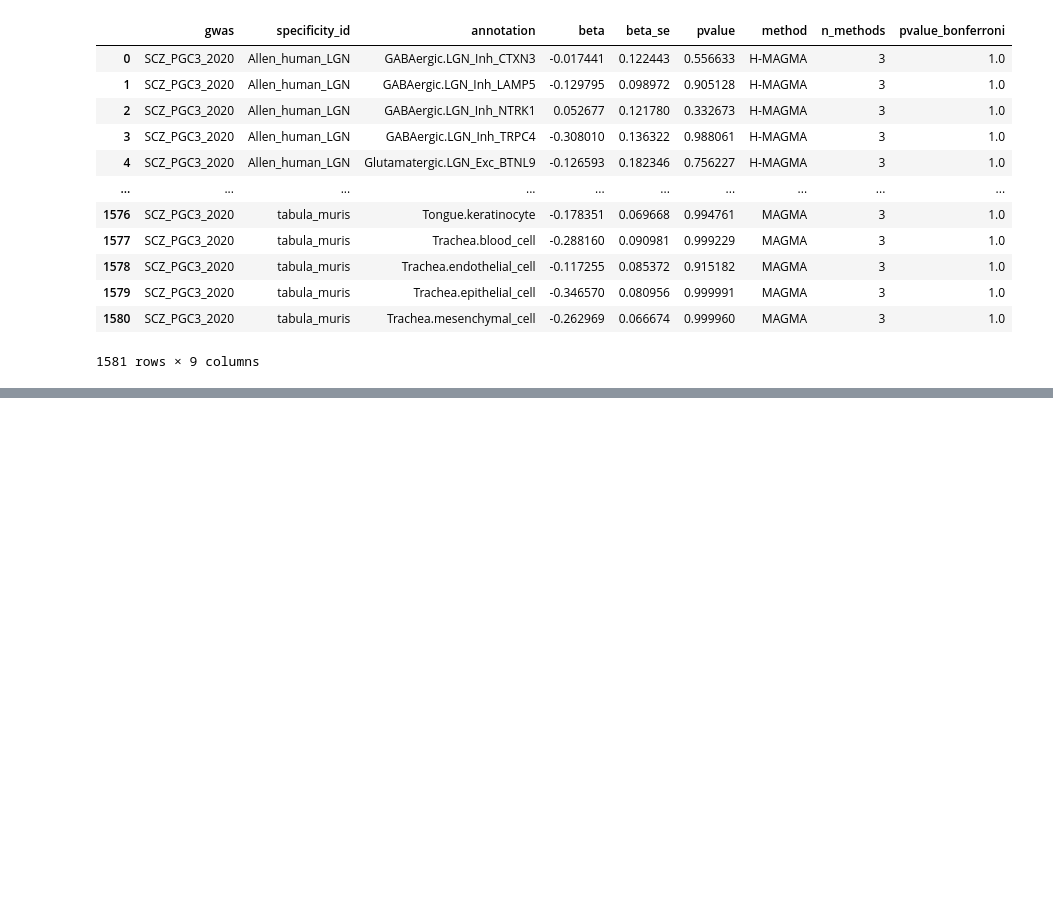
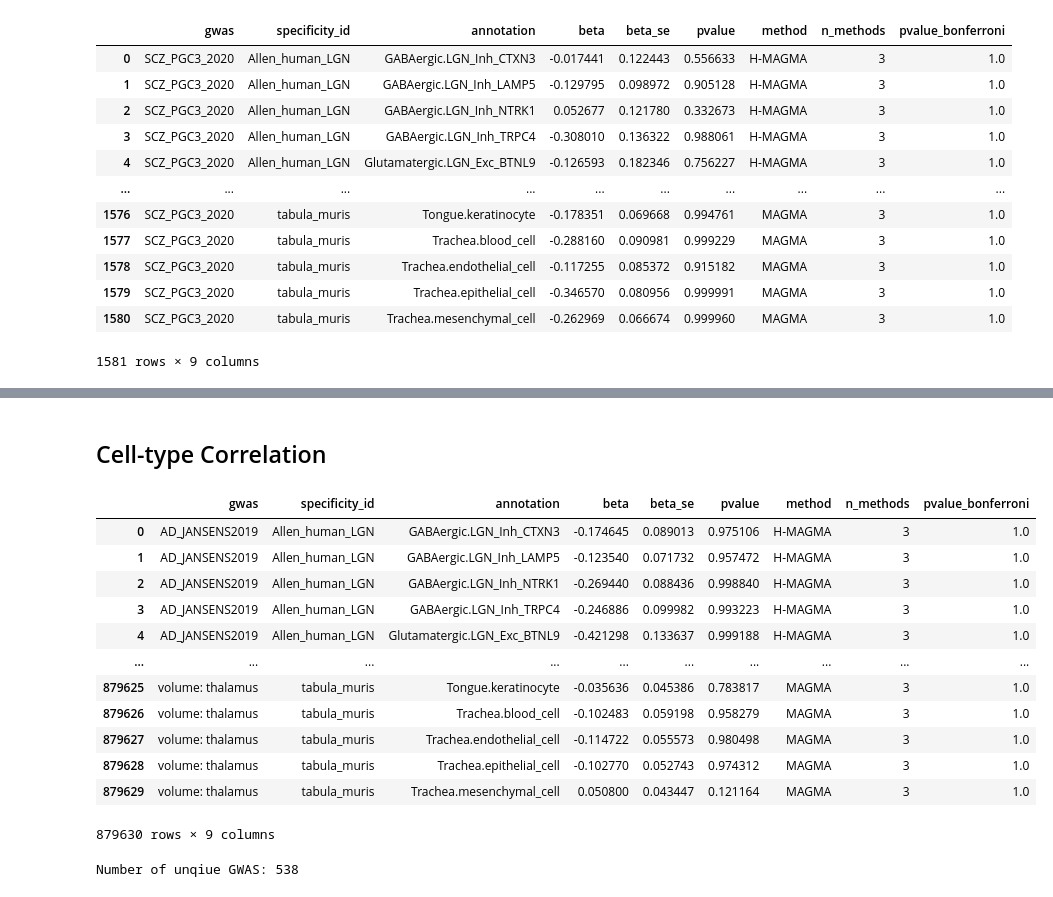
Before and after one commit to erwinerdem/STEAP, a Jupyter notebook: notebooks/scz_example.ipynb, the cells around one changed output, grey strips where cells are left out. Drawn from its saved outputs; the diff is of its cells as text; code cells hidden in the pictures; blank space fills up the shorter version.

Commit message:
Added correlation to example notebook

```diff
--- a/notebooks/scz_example.ipynb
+++ b/notebooks/scz_example.ipynb
@@ -58,0 +95,25 @@ Top 5 ranked cell-types (N=68) in schizophrenia GWAS:
+# %% [markdown]
+## Cell-type Correlation
+# %%
+# at least two different gwas should be analysed prior to calculating the correlation
+# for this example a dataframe will be loaded including 500+ unqiue gwas
+
+df_all = pd.read_hdf('data/CELLECT_output/data.h5', 'df_all')
+
+display(df_all)
+print(f"Number of unqiue GWAS: {df_all['gwas'].nunique()}")
+# %% [output]
+|  | gwas | specificity_id | annotation | beta | beta_se | pvalue | method | n_methods | pvalue_bonferroni |
+| 0 | AD_JANSENS2019 | Allen_human_LGN | GABAergic.LGN_Inh_CTXN3 | -0.174645 | 0.089013 | 0.975106 | H-MAGMA | 3 | 1.0 |
+| 1 | AD_JANSENS2019 | Allen_human_LGN | GABAergic.LGN_Inh_LAMP5 | -0.123540 | 0.071732 | 0.957472 | H-MAGMA | 3 | 1.0 |
+| 2 | AD_JANSENS2019 | Allen_human_LGN | GABAergic.LGN_Inh_NTRK1 | -0.269440 | 0.088436 | 0.998840 | H-MAGMA | 3 | 1.0 |
+| 3 | AD_JANSENS2019 | Allen_human_LGN | GABAergic.LGN_Inh_TRPC4 | -0.246886 | 0.099982 | 0.993223 | H-MAGMA | 3 | 1.0 |
+| 4 | AD_JANSENS2019 | Allen_human_LGN | Glutamatergic.LGN_Exc_BTNL9 | -0.421298 | 0.133637 | 0.999188 | H-MAGMA | 3 | 1.0 |
+| ... | ... | ... | ... | ... | ... | ... | ... | ... | ... |
+| 879625 | volume: thalamus | tabula_muris | Tongue.keratinocyte | -0.035636 | 0.045386 | 0.783817 | MAGMA | 3 | 1.0 |
+| 879626 | volume: thalamus | tabula_muris | Trachea.blood_cell | -0.102483 | 0.059198 | 0.958279 | MAGMA | 3 | 1.0 |
+| 879627 | volume: thalamus | tabula_muris | Trachea.endothelial_cell | -0.114722 | 0.055573 | 0.980498 | MAGMA | 3 | 1.0 |
+| 879628 | volume: thalamus | tabula_muris | Trachea.epithelial_cell | -0.102770 | 0.052743 | 0.974312 | MAGMA | 3 | 1.0 |
+| 879629 | volume: thalamus | tabula_muris | Trachea.mesenchymal_cell | 0.050800 | 0.043447 | 0.121164 | MAGMA | 3 | 1.0 |
+879630 rows × 9 columns
+Number of unqiue GWAS: 538
```
Also changed, not shown: parts of 13 cells of this notebook, 6 other files.
